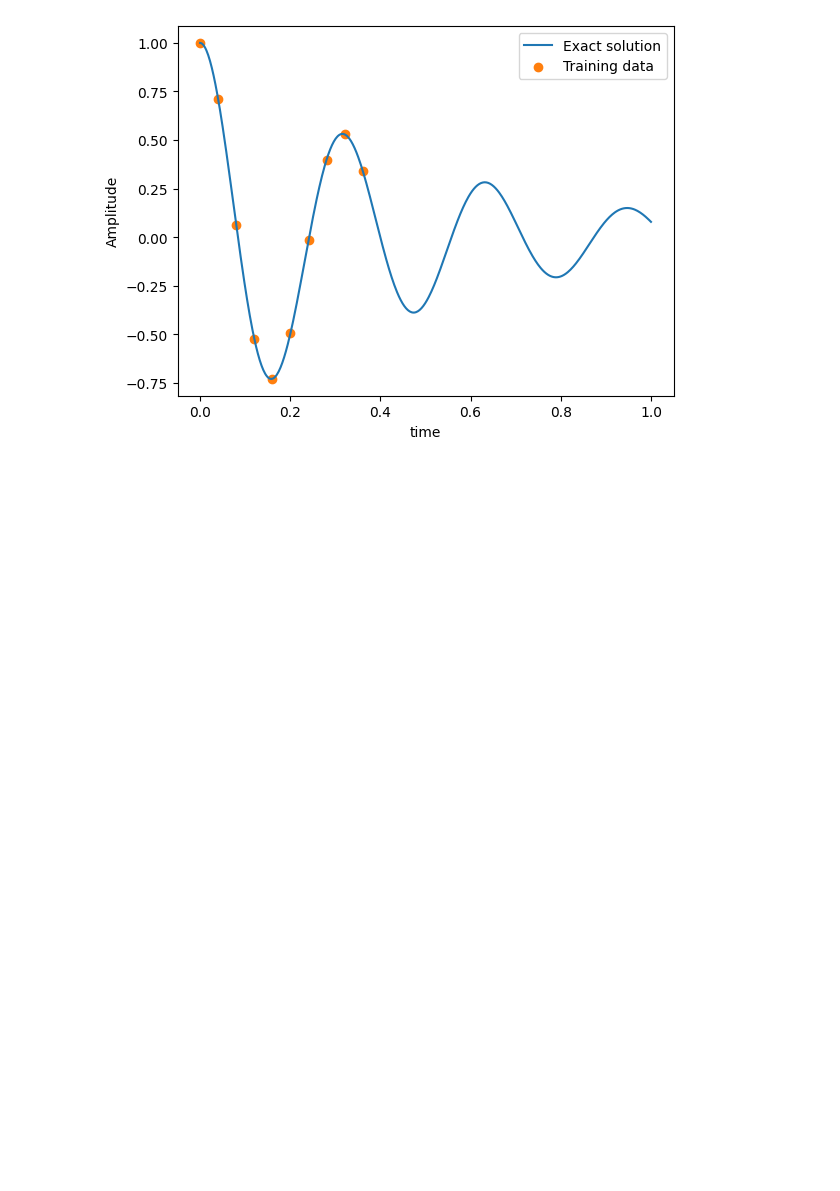
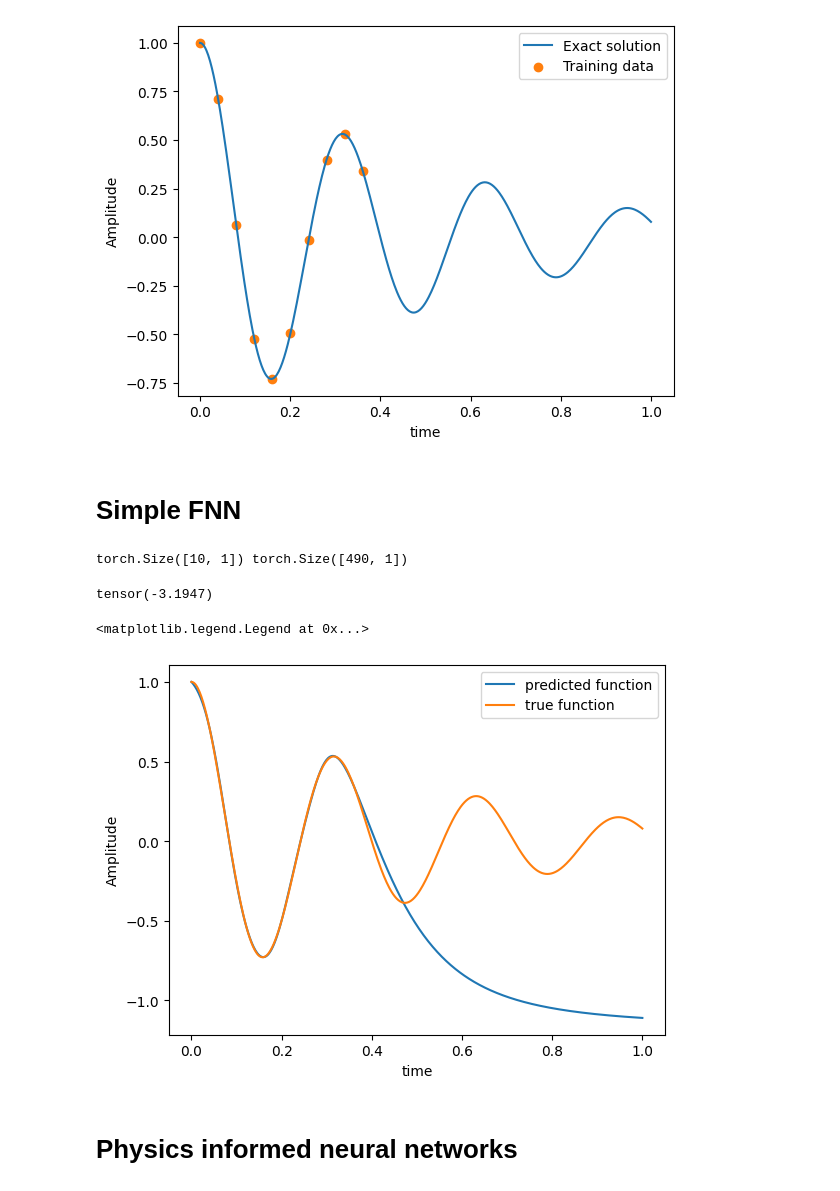
Before and after one commit to CS-433/ml-project-2-lady_bug, a Jupyter notebook: example_PINN.ipynb, the cells around one changed output. Saved outputs shown, nothing was run; the diff lists cells and outputs as text; code cells hidden in the pictures; blank space fills up the shorter version.

```diff
--- a/example_PINN.ipynb
+++ b/example_PINN.ipynb
@@ -56,6 +56,40 @@ plt.show()
 torch.Size([500, 1]) torch.Size([500, 1])
 torch.Size([10, 1]) torch.Size([10, 1])
 [figure]
+# %% [markdown]
+# Simple FNN
+# %%
+model = FCN([1, 32, 32, 1], torch.nn.Tanh)
+optimizer = torch.optim.Adam(model.parameters(), lr=1e-3)
+scheduler = torch.optim.lr_scheduler.ReduceLROnPlateau(optimizer, factor=0.9, patience=100,)
+
+run = Run('plain_FNN')
+
+run.data_handler = DataHandler(x, y, data_end=200, data_step=20)
+run.model = model
+run.optimizer = optimizer
+run.scheduler = scheduler
+run.data_loss = torch.nn.MSELoss()
+run.physics_loss = None
+
+run.train(20000)
+# %% [output]
+torch.Size([10, 1]) torch.Size([490, 1])
+# %%
+run.score()
+# %% [output]
+tensor(-3.1947)
+# %%
+plt.plot(x, model(x).detach().numpy(), label="predicted function")
+plt.plot(x, y, label="true function")
+plt.xlabel("time")
+plt.ylabel("Amplitude")
+plt.legend()
+# %% [output]
+<matplotlib.legend.Legend at 0x...>
+[figure, added]
+# %% [markdown]
+# Physics informed neural networks
 # %%
 def physics_loss_fn(x, y, loss_coef=1.):
     # compute dy/dx
```
Also changed, not shown: parts of 8 cells of this notebook, 11 other files.
